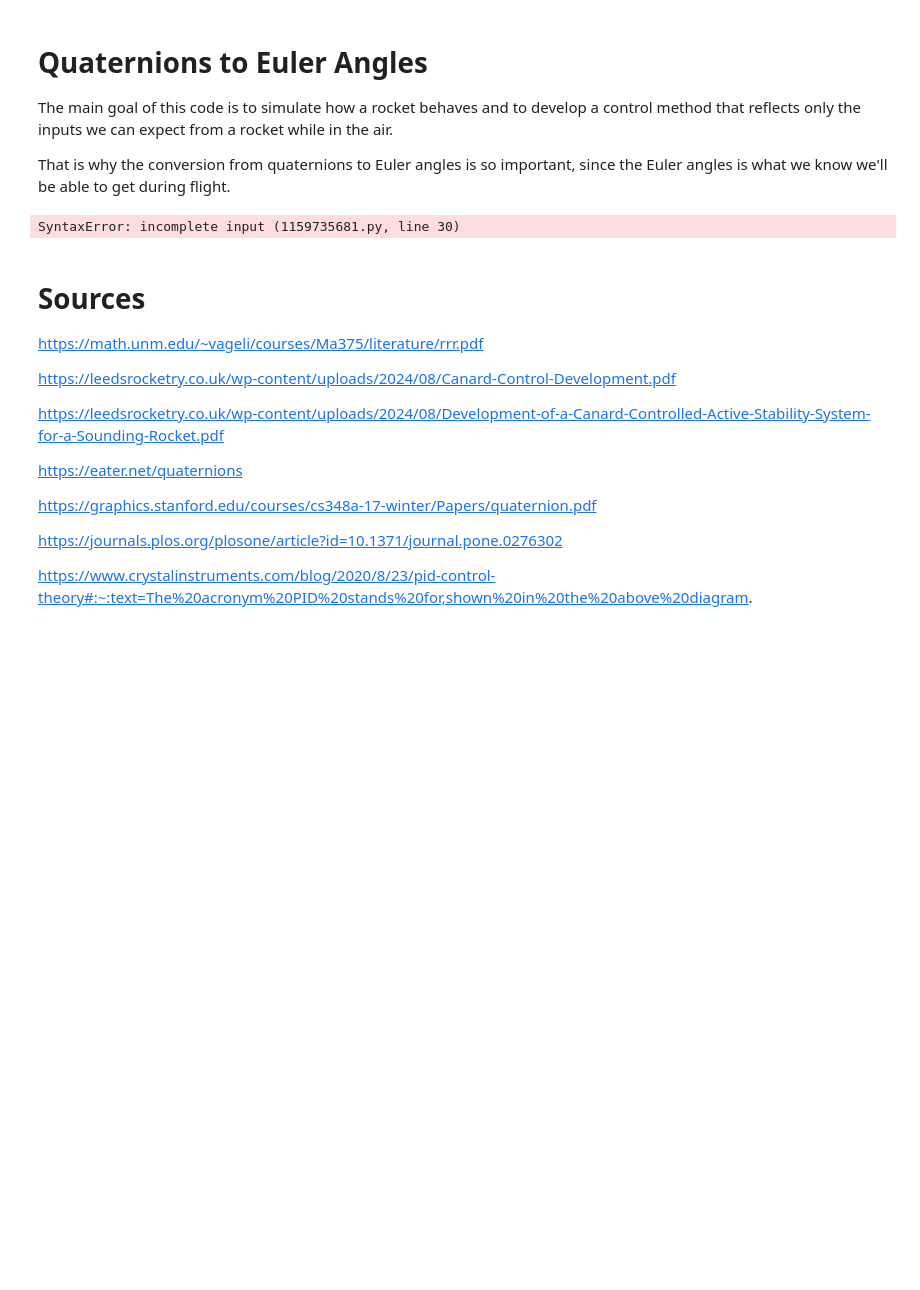
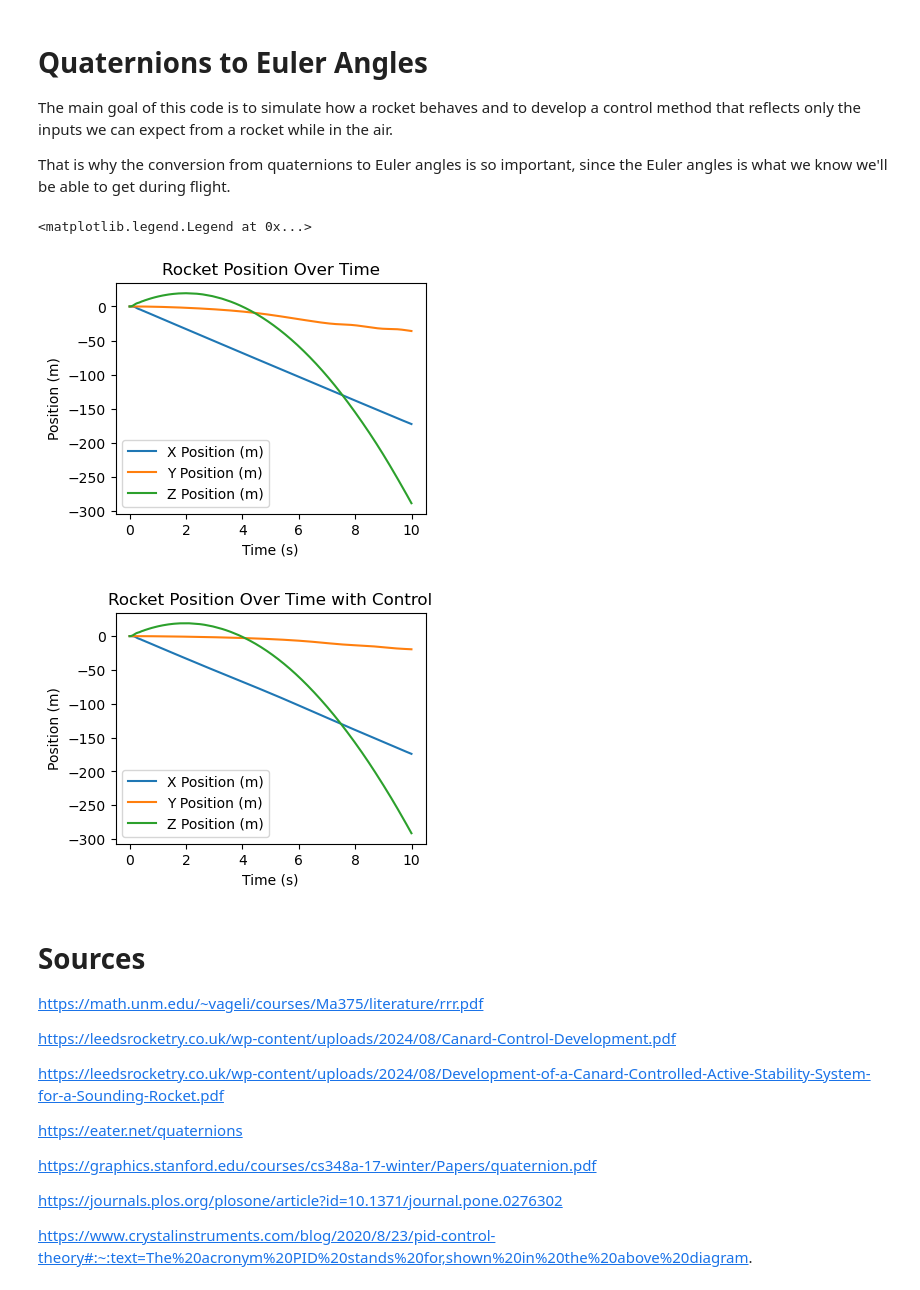
Before and after one commit to Garcia242/Bayes-Simulator, a Jupyter notebook: Rocket-Sym.ipynb, the cells around one changed output. Drawn from its saved outputs; the diff is of its cells as text; code cells hidden in the pictures; blank space fills up the shorter version.

Commit message:
control is working

```diff
--- a/Rocket-Sym.ipynb
+++ b/Rocket-Sym.ipynb
@@ -470,8 +470,80 @@ def simulate_rocket_with_control(t_final, dt, params, pitch_pid, yaw_pid, roll_p
     ])
 
     for step in range(1,num_steps):
+
+        t = step * dt
+
+        y_old = state[:, step - 1]
+
+        # Unpack the state
+        pos = y_old[0:3]
+        vel = y_old[3:6]
+        q = y_old[6:10]
+        omega = y_old[10:13]
+
+        #Get the dynamics of the rocket at this time step
+
+        velocity, a_world, q_dot, omega_dot = rocket_forces(t, y_old, params)
+
+        old_state = state.copy()
+
+
+     # Update state usinf Euler integration
+
+        state[0:3, step] = pos + vel * dt  # Update position
+        state[3:6, step] = vel + a_world * dt
+        state[6:10, step] = normalize_quaternion(q + q_dot * dt)
+        state[10:13, step] = omega + omega_dot * dt
+
+        ## Now apply the PID Controller to adjust the canard angles for next step
+
+        euler_angles = quaternion_to_euler(q)  # Convert quaternion to Euler angles
+
+        yaw = yaw_pid.update(euler_angles[0], dt)
+        pitch = pitch_pid.update(euler_angles[1], dt)
+        roll = roll_pid.update(euler_angles[2], dt)
+
+        # Now update the canard angles based on the PID outputs
+
+        # You want each cannard to adjust based on a combination of the yaw, pitch and roll PID outputs.
+
+        # Logically 1 and 3 - will control one axis ,yaw, 2 and 4 will control the pitch axis, but all of them will have something to do with roll
+
+        angle_1 = yaw + roll
+        angle_2 = pitch + roll
+        angle_3 = - yaw + roll
+        angle_4 = - pitch + roll
+
+        params['canard_angles'] = np.array([ angle_1, angle_2, angle_3, angle_4])
+
+    return state
-# %% [output]
-SyntaxError: incomplete input (1159735681.py, line 30)
+# %%
+# Run the simulation
+t_final = 10  # total simulation time in seconds
+dt = 0.01  # time step in seconds
+rocket_controlled_state = simulate_rocket_with_control(t_final, dt, params,  pitch_pid, yaw_pid, roll_pid)
+# Plot the results
+plt.figure(figsize=(4, 3))
+plt.plot(np.arange(0, t_final, dt), rocket_state[0, :], label='X Position (m)')
+plt.plot(np.arange(0, t_final, dt), rocket_state[1, :], label='Y Position (m)')
+plt.plot(np.arange(0, t_final, dt), rocket_state[2, :], label='Z Position (m)')
+plt.xlabel('Time (s)')
+plt.ylabel('Position (m)')
+plt.title('Rocket Position Over Time')
+plt.legend()
+
+plt.figure(figsize=(4, 3))
+plt.plot(np.arange(0, t_final, dt), rocket_controlled_state[0, :], label='X Position (m)')
+plt.plot(np.arange(0, t_final, dt), rocket_controlled_state[1, :], label='Y Position (m)')
+plt.plot(np.arange(0, t_final, dt), rocket_controlled_state[2, :], label='Z Position (m)')
+plt.xlabel('Time (s)')
+plt.ylabel('Position (m)')
+plt.title('Rocket Position Over Time with Control')
+plt.legend()
+# %% [output]
+<matplotlib.legend.Legend at 0x...>
+[figure, added]
+[figure, added]
 # %% [markdown]
 # Sources
 
```
